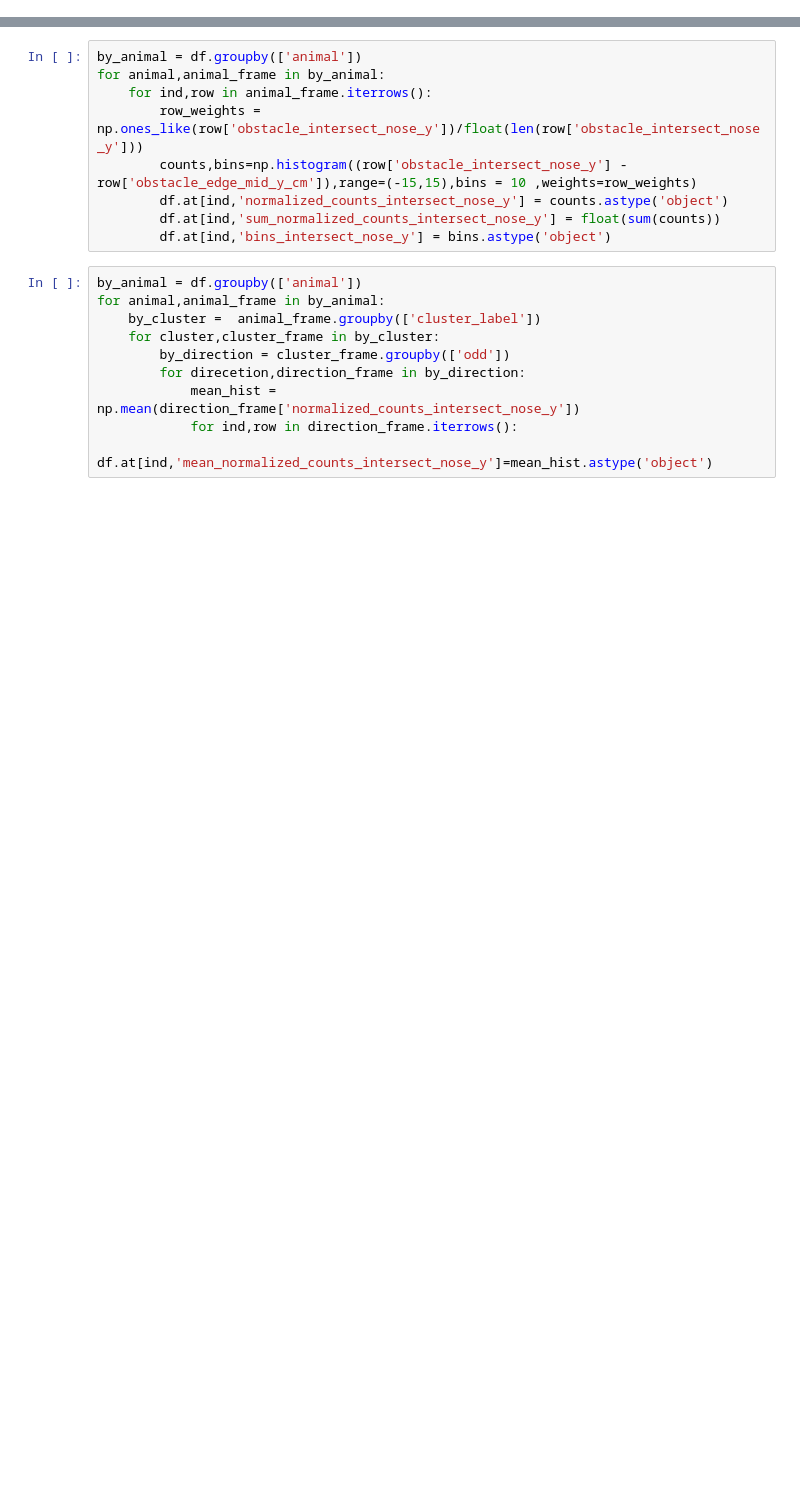
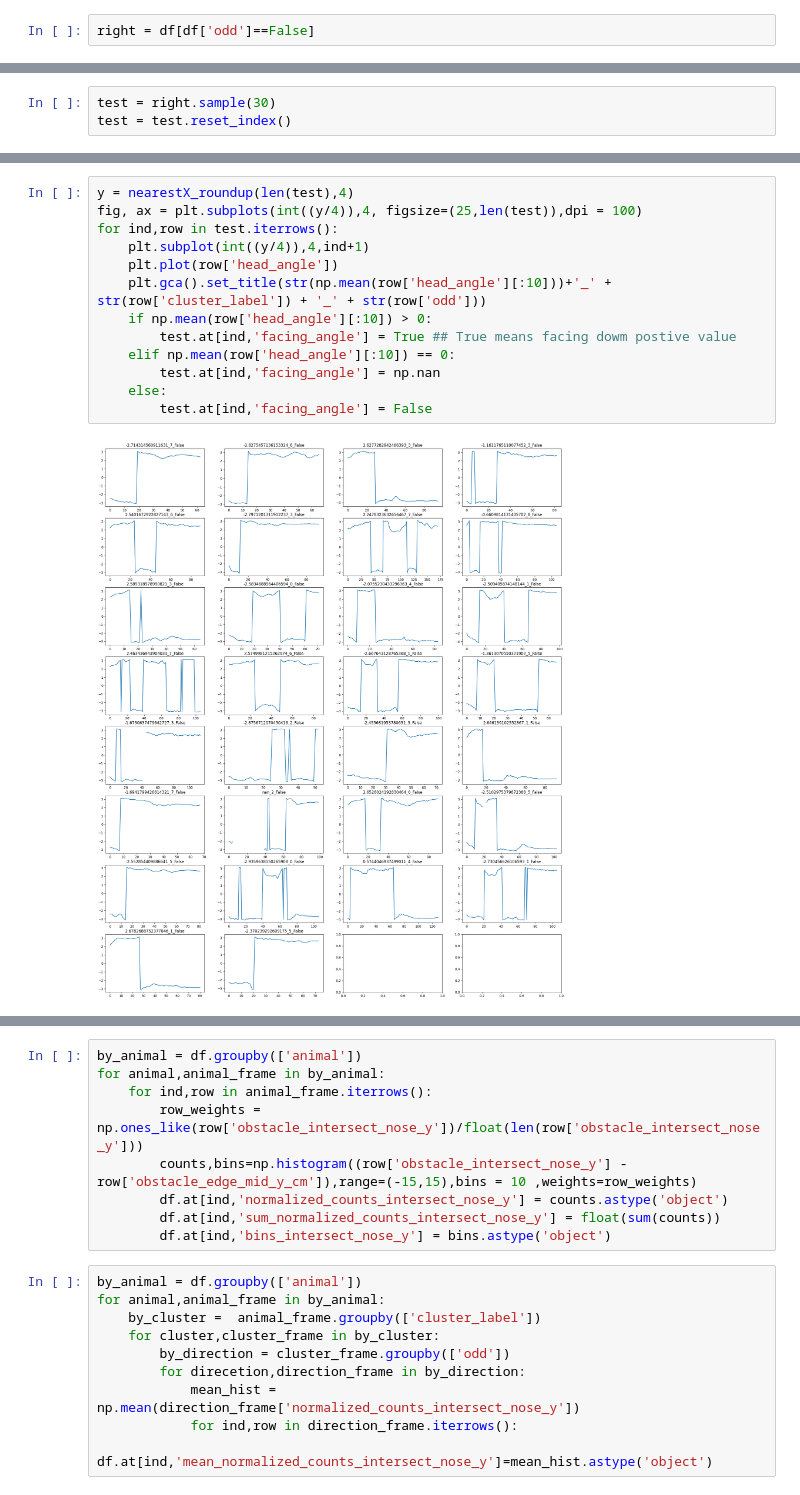
Before and after one commit to msidikpr/obstacle_avoidance, a Jupyter notebook: 101222_101322_101422/group_analysis.ipynb, the cells around one changed output, grey strips where cells are left out. Drawn from its saved outputs; the diff is of its cells as text; blank space fills up the shorter version.

```diff
--- a/101222_101322_101422/group_analysis.ipynb
+++ b/101222_101322_101422/group_analysis.ipynb
@@ -203,0 +357,2 @@ for animal,animal_frame in by_animal:
+# %%
+right = df[df['odd']==False]
@@ -203,0 +375,3 @@ for animal,animal_frame in by_animal:
+# %%
+test = right.sample(30)
+test = test.reset_index()
@@ -203,0 +398,15 @@ for animal,animal_frame in by_animal:
+# %%
+y = nearestX_roundup(len(test),4)
+fig, ax = plt.subplots(int((y/4)),4, figsize=(25,len(test)),dpi = 100)
+for ind,row in test.iterrows():
+    plt.subplot(int((y/4)),4,ind+1)
+    plt.plot(row['head_angle'])
+    plt.gca().set_title(str(np.mean(row['head_angle'][:10]))+'_' + str(row['cluster_label']) + '_' + str(row['odd']))
+    if np.mean(row['head_angle'][:10]) > 0:
+        test.at[ind,'facing_angle'] = True ## True means facing dowm postive value
+    elif np.mean(row['head_angle'][:10]) == 0:
+        test.at[ind,'facing_angle'] = np.nan
+    else:
+        test.at[ind,'facing_angle'] = False
+# %% [output]
+[figure, added]
```
Also changed, not shown: parts of 105 cells of this notebook, 4 other files.
